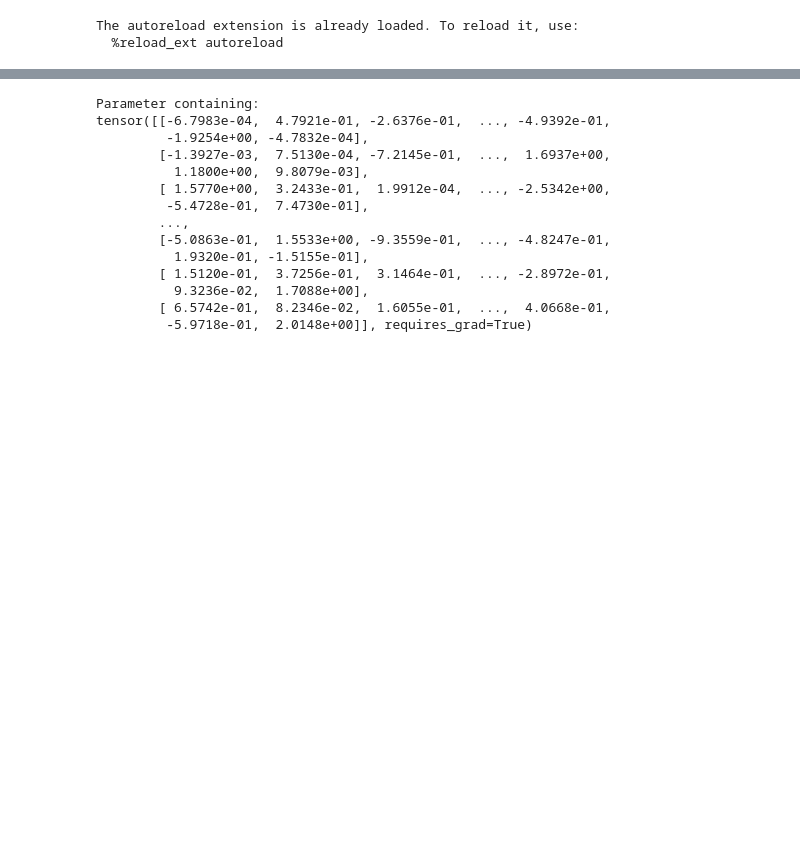
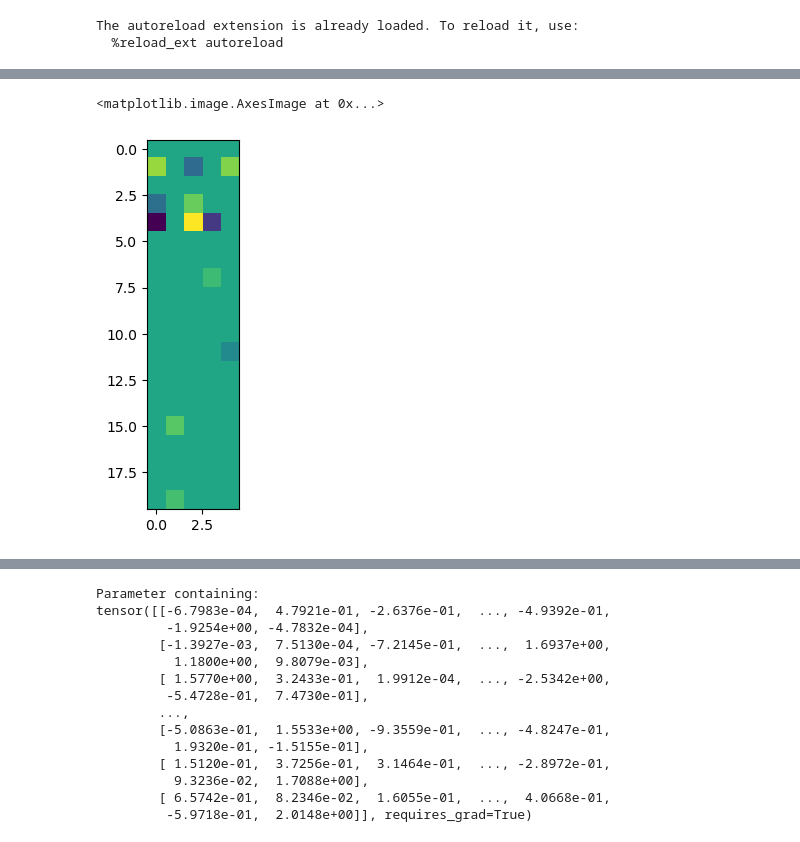
Before and after one commit to tylergibbs/dsc180ProjectB, a Jupyter notebook: GOLEMTS/testing.ipynb, the cells around one changed output, grey strips where cells are left out. Drawn from its saved outputs; the diff is of its cells as text; code cells hidden in the pictures; blank space fills up the shorter version.

```diff
--- a/GOLEMTS/testing.ipynb
+++ b/GOLEMTS/testing.ipynb
@@ -209,8 +18,8 @@ import numpy as np
 import torch
 # %%
 A_init = np.random.randn(20, 5)
-dag_obj = SyntheticDataset(1000, 5, 3, B_scale=1.0, graph_type='ER', degree=4)
-model = GolemTS(n=1000, d=5, p=3, Y=dag_obj.Y, lambda_1=0.0, lambda_2=0.0, A_init=A_init)
+dag_obj = SyntheticDataset(1000, 5, 3, B_scale=1.0, graph_type='ER', degree=2, A_scale=1.0, noise_type='EV')
+model = GolemTS(n=1000, d=5, p=3, Y=dag_obj.Y, lambda_1=2e-3, lambda_2=5.0, A_init=A_init, ev=True)
 # %%
 import trainer
 # %%
@@ -259,0 +93,5 @@ dag_obj.A.shape
+# %%
+plt.imshow(dag_obj.A)
+# %% [output]
+<matplotlib.image.AxesImage at 0x...>
+[figure, added]
```
Also changed, not shown: parts of 45 cells of this notebook, 5 other files.
